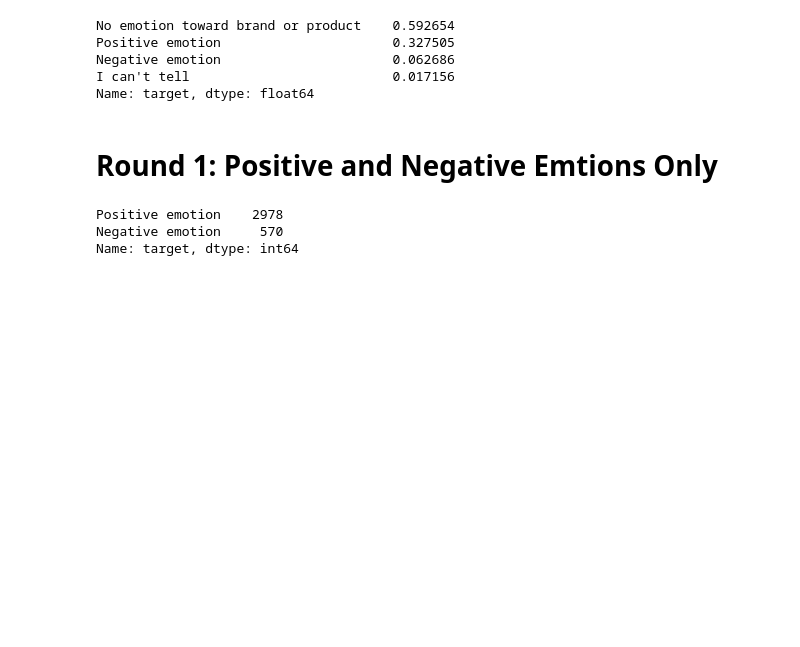
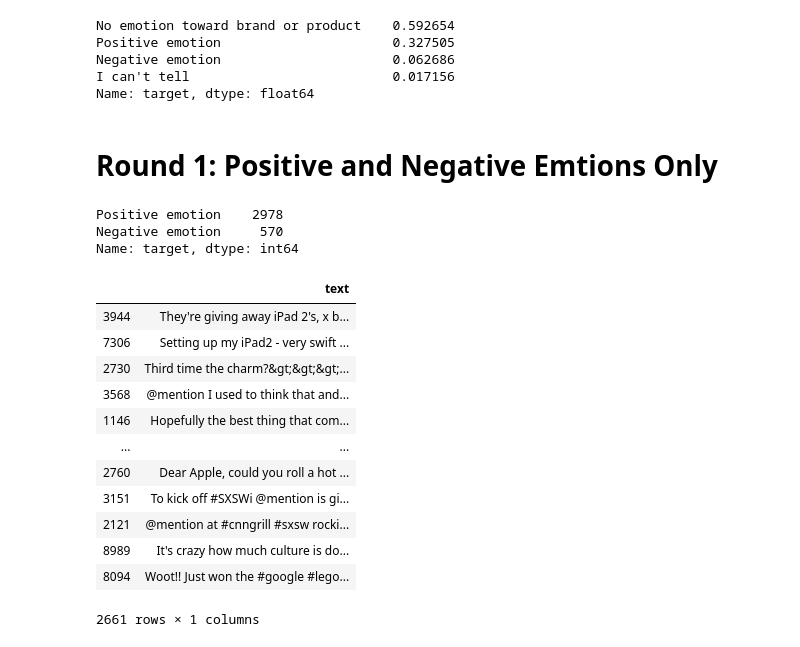
Before and after one commit to singsang2/dsc-mod-4-project-v2-1-onl01-dtsc-ft-070620, a Jupyter notebook: NLP.ipynb, the cells around one changed output. Saved outputs shown, nothing was run; the diff lists cells and outputs as text; code cells hidden in the pictures; blank space fills up the shorter version.

```diff
--- a/NLP.ipynb
+++ b/NLP.ipynb
@@ -5,3 +5,5 @@
+# %%
+GOOGLE_DRIVE = False
 # %%
 # Importing different libraries
 import pandas as pd
@@ -12,4 +29,10 @@ import io
 # %%
-# Importing data from google drive
-from google.colab import drive
-drive.mount('/content/drive')
+if GOOGLE_DRIVE:
+    # Importing data from google drive
+    from google.colab import drive
+    drive.mount('/content/drive')
+    # Importing data from google drive
+    df = pd.read_csv("drive/My Drive/dataset/twitter_sentiment/tweet_product_company.csv",
+                     encoding='unicode_escape')
+else:
+    df = pd.read_csv('tweet.csv', encoding='unicode_escape')
@@ -53,0 +73,4 @@ Name: target, dtype: int64
+# %%
+X_train, X_test, y_train, y_test = train_test_split(df1[['text']],
+                                                    df1['target'],
+                                                    random_state=42)
@@ -53,0 +94,16 @@ Name: target, dtype: int64
+# %%
+X_train
+# %% [output]
+|  | text |
+| 3944 | They're giving away iPad 2's, x b... |
+| 7306 | Setting up my iPad2 - very swift ... |
+| 2730 | Third time the charm?&gt;&gt;&gt;... |
+| 3568 | @mention I used to think that and... |
+| 1146 | Hopefully the best thing that com... |
+| ... | ... |
+| 2760 | Dear Apple, could you roll a hot ... |
+| 3151 | To kick off #SXSWi @mention is gi... |
+| 2121 | @mention at #cnngrill #sxsw rocki... |
+| 8989 | It's crazy how much culture is do... |
+| 8094 | Woot!! Just won the #google #lego... |
+2661 rows × 1 columns
```
Also changed, not shown: parts of 29 cells of this notebook, 2 other files.
